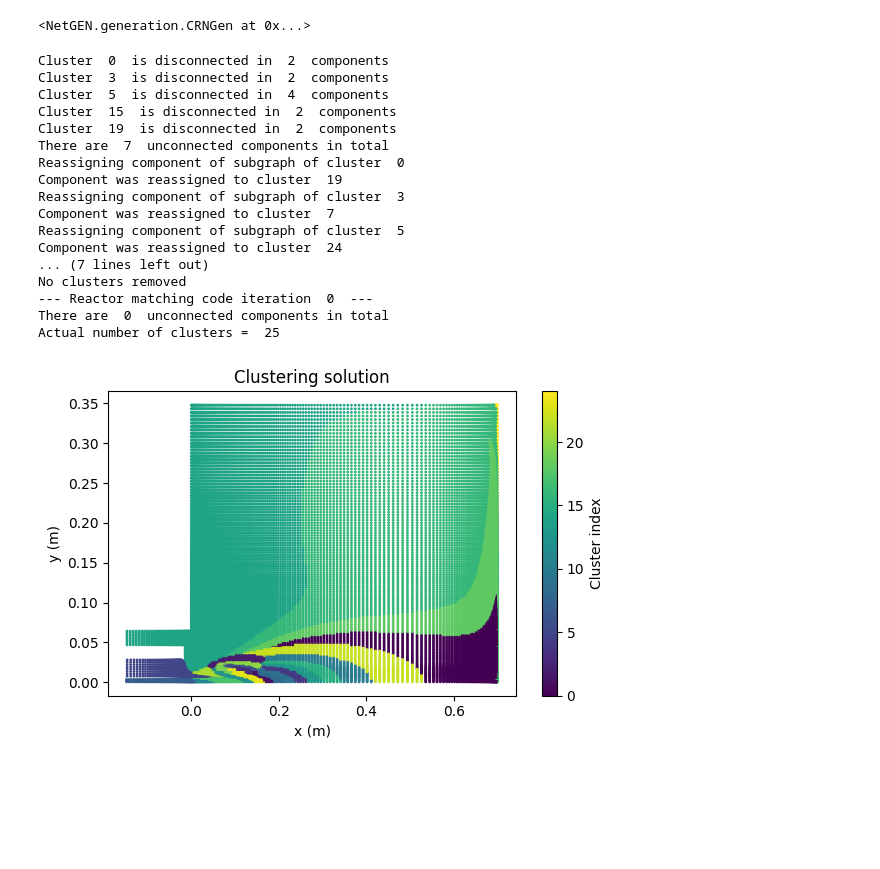
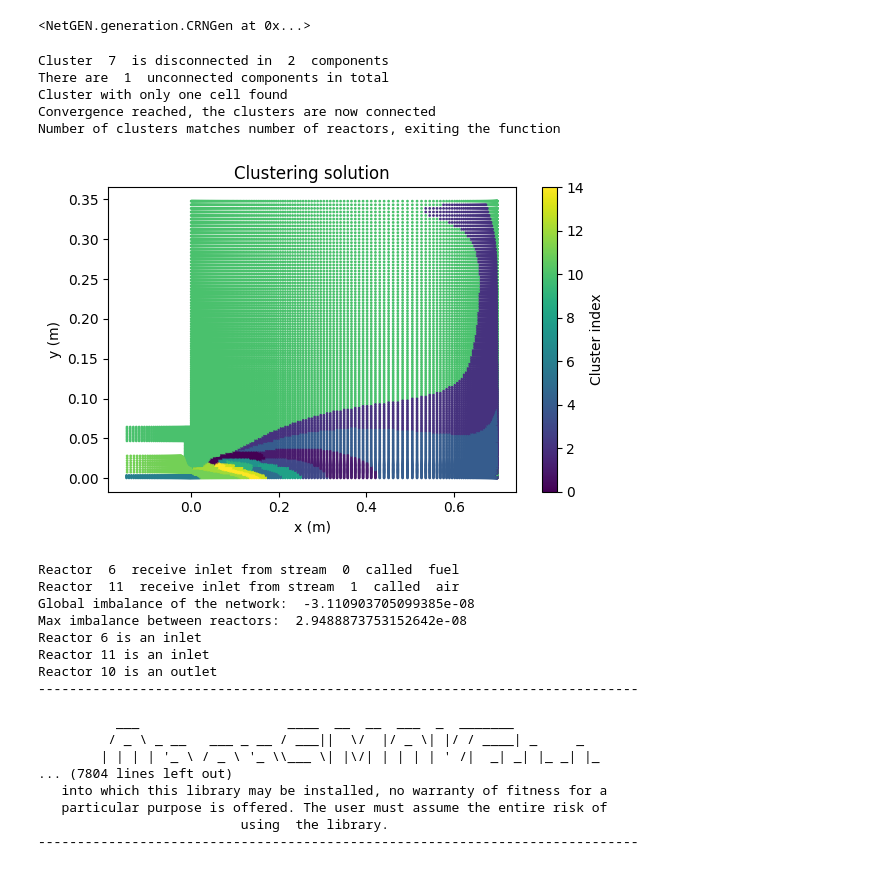
Before and after one commit to burn-research/NetGEN, a Jupyter notebook: Python/examples/ULB_Furnace.ipynb, the cells around one changed output. Cells and saved outputs as stored; diff of their text form; code cells hidden in the pictures; blank space fills up the shorter version.

Commit message:
Corrected error on fluent id in example

```diff
--- a/Python/examples/ULB_Furnace.ipynb
+++ b/Python/examples/ULB_Furnace.ipynb
@@ -33,33 +33,21 @@ crngen.setData(dataset = 'state-space')
 # %%
 # -------------- Clustering steps ------------- #
 
 # Select the number of clusters
-k = 25
+k = 15
 
 # Run the unsupervised + graph reassignment clustering for CRN generation
 crngen.RunClustering(k, graph_reassign=True, reassign_method='volume', v_thresh=0.001, scaling='auto', verbose=True)
 
 # Plot the clustering results on a scatter plot
 crngen.plotClusters()
 # %% [output]
-Cluster  0  is disconnected in  2  components
-Cluster  3  is disconnected in  2  components
-Cluster  5  is disconnected in  4  components
-Cluster  15  is disconnected in  2  components
-Cluster  19  is disconnected in  2  components
-There are  7  unconnected components in total
-Reassigning component of subgraph of cluster  0
-Component was reassigned to cluster  19
-Reassigning component of subgraph of cluster  3
-Component was reassigned to cluster  7
-Reassigning component of subgraph of cluster  5
-Component was reassigned to cluster  24
-... (7 lines left out)
-No clusters removed
---- Reactor matching code iteration  0  ---
-There are  0  unconnected components in total
-Actual number of clusters =  25
+Cluster  7  is disconnected in  2  components
+There are  1  unconnected components in total
+Cluster with only one cell found
+Convergence reached, the clusters are now connected
+Number of clusters matches number of reactors, exiting the function
-[figure, old version]
+[figure, new version]
 # %%
 # -------------- Build and run CRN ------------- #
 
@@ -79,7 +67,7 @@ g2.TPX = 872.0, 101325.0, "O2:0.21, N2:0.79"
 
 # Create the dictionary of the streams
 fuel = {}
-fuel['fluentid'] = 35
+fuel['fluentid'] = 6
 fuel['id'] = 0
 fuel['name'] = 'fuel'
 fuel['gas'] = g1
@@ -106,7 +94,7 @@ crngen.getInletStreams(streams, filepath, verbose=True)
 
 # Get attributes of the reactors
 kincorr = True  # flag for using kinetic corrections
-crngen.getReactorAttributes(kincorr=True)
+crngen.getReactorAttributes(kincorr=True, corrmethod='max')
 
 # Check mass balance of the network
 crngen.checkMassBalance(tol=1e-4, verbose=True)
@@ -119,7 +107,25 @@ canteramech = 'gri30.cti'
 # Path to NetSMOKEpp.sh
 netsmoke_path = "/Users/matteosavarese/Desktop/Dottorato/Github/NetSMOKEpp/SeReNetSMOKEpp-master/projects/Linux"
 crn, crngen = crngen.setNetsmokeCRN(kinfile, thermofile, canteramech, netsmoke_path, verbose=True)
-crn.RunSimulation(netsmoke_path)
+crn.RunSimulation(netsmoke_path, verbose=True)
+# %% [output]
+Reactor  6  receive inlet from stream  0  called  fuel
+Reactor  11  receive inlet from stream  1  called  air
+Global imbalance of the network:  -3.110903705099385e-08
+Max imbalance between reactors:  2.9488873753152642e-08
+Reactor 6 is an inlet
+Reactor 11 is an inlet
+Reactor 10 is an outlet
+-----------------------------------------------------------------------------
+
+          ___                   ____  __  __  ___  _  _______
+         / _ \ _ __   ___ _ __ / ___||  \/  |/ _ \| |/ / ____| _     _
+        | | | | '_ \ / _ \ '_ \\___ \| |\/| | | | | ' /|  _| _| |_ _| |_
+... (7804 lines left out)
+   into which this library may be installed, no warranty of fitness for a
+   particular purpose is offered. The user must assume the entire risk of
+                          using  the library.
+-----------------------------------------------------------------------------
 # %%
 # -------------- Post-process Network ------------- #
 outputs = crn.ExtractOutputs()
```
Also changed, not shown: parts of 1 cell of this notebook.
